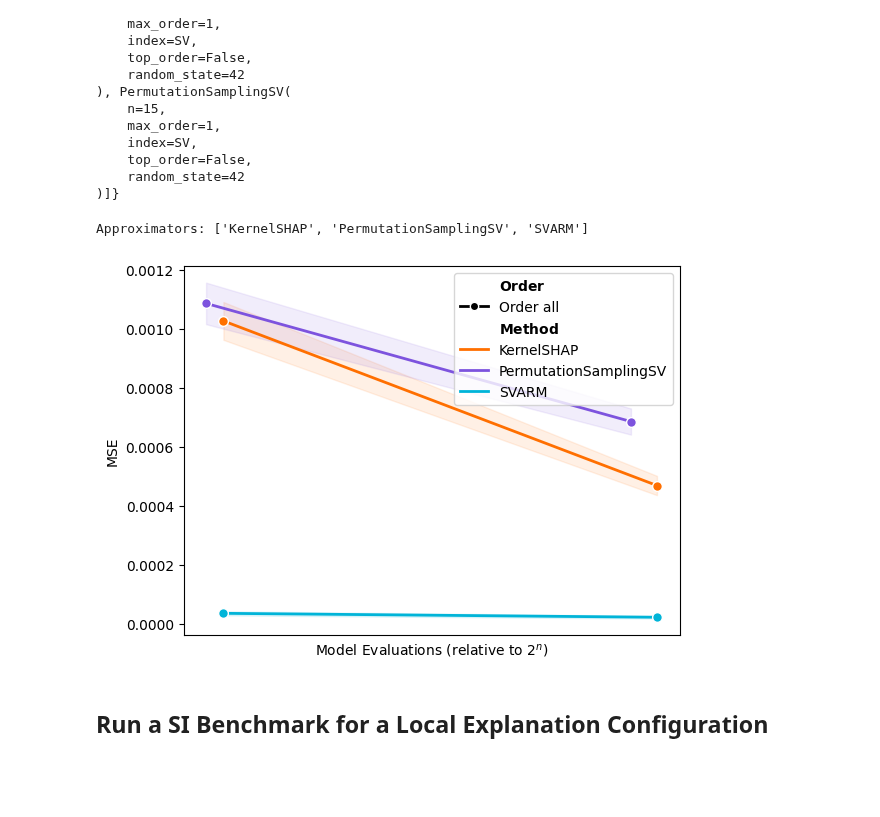
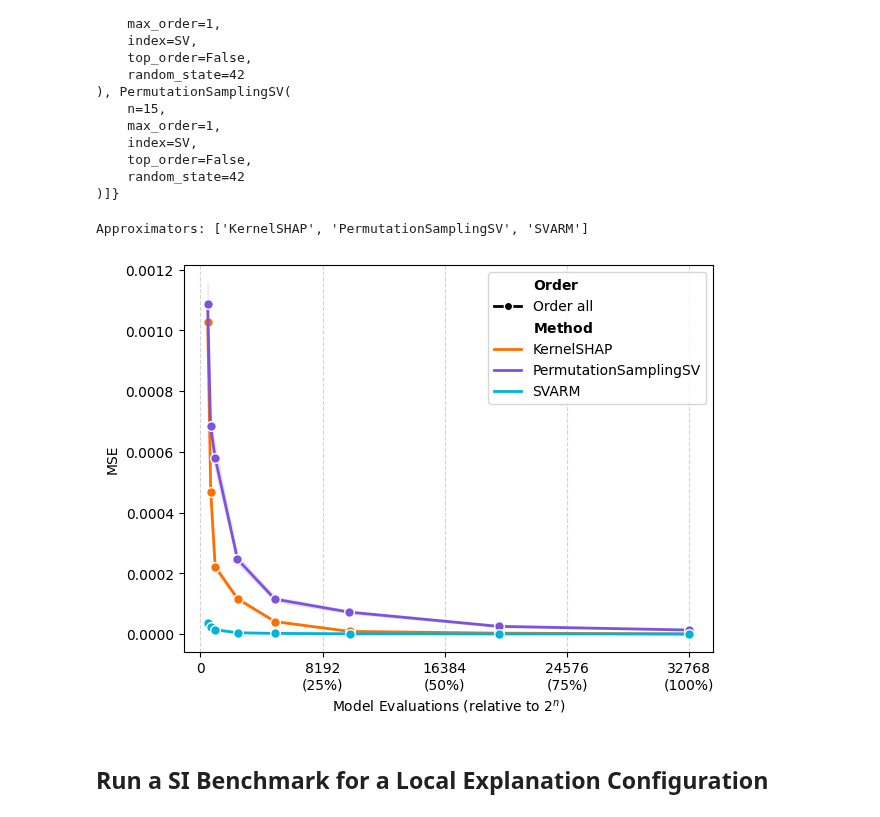
Before and after one commit to FabianK-Dev/shapiq, a Jupyter notebook: docs/source/notebooks/benchmark_approximators.ipynb, the cells around one changed output. Saved outputs shown, nothing was run; the diff lists cells and outputs as text; code cells hidden in the pictures; blank space fills up the shorter version.

```diff
--- a/docs/source/notebooks/benchmark_approximators.ipynb
+++ b/docs/source/notebooks/benchmark_approximators.ipynb
@@ -77,7 +77,7 @@ results = run_benchmark(
     approximators=sv_approximators,
     save_path=save_path,
     # alternatively, you can set also max_budget (e.g. 10_000) and budget_step to 0.05 (in percentage of max_budget)
-    budget_steps=[500, 700],  # 1000, 2500, 5000, 10000, 20000, 2**n_players],
+    budget_steps=[500, 700, 1000, 2500, 5000, 10000, 20000, 2**n_players],
     rerun_if_exists=True,  # if True, the benchmark will rerun the approximators even if the results file exists
     n_jobs=6,  # number of parallel jobs
 )
@@ -105,19 +105,12 @@ All approximators: {1: [KernelSHAP(
 )]}
 # %%
 # plot the results
-import pandas as pd
+from shapiq.games.benchmark.plot import plot_approximation_quality
 
-save_path = "sv_benchmark_results.json"
-results = pd.read_json(save_path)
-
-from shapiq.games.benchmark.plot import plot_approximation_quality, add_legend
-
-# colors in the plot: "KernelSHAP": orange, "SVARM": blue, "PermutationSamplingSV": purple
 fig, axis = plot_approximation_quality(results)
-# add_legend(axis, sv_approximators)
 # %% [output]
 Approximators: ['KernelSHAP', 'PermutationSamplingSV', 'SVARM']
-[figure, old version]
+[figure, new version]
 # %% [markdown]
 ## Run a SI Benchmark for a Local Explanation Configuration
 # %%
```
Also changed, not shown: parts of 3 cells of this notebook, 3 other files.
